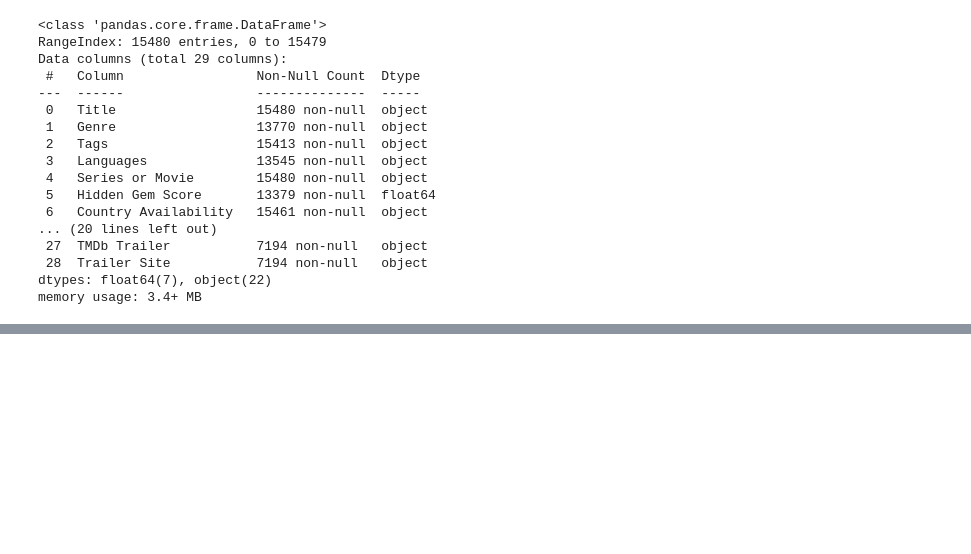
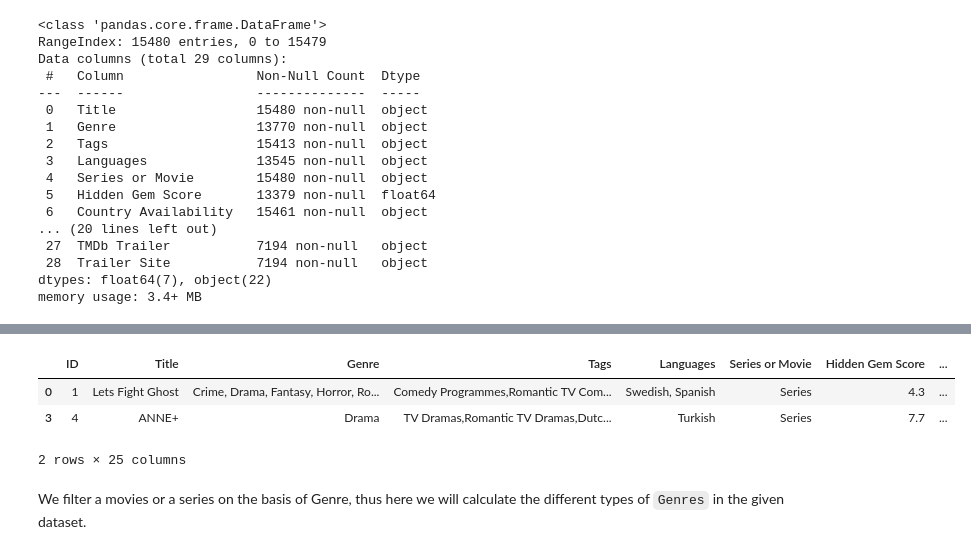
Before and after one commit to KunalSharma2001/Exploratory-data-analysis-EDA-, a Jupyter notebook: Netflix EDA/Netflix Data Analysis (EDA).ipynb, the cells around one changed output, grey strips where cells are left out. Drawn from its saved outputs; the diff is of its cells as text; code cells hidden in the pictures; blank space fills up the shorter version.

```diff
--- a/Netflix EDA/Netflix Data Analysis (EDA).ipynb
+++ b/Netflix EDA/Netflix Data Analysis (EDA).ipynb
@@ -190,0 +129,10 @@ file.head(2)
+# %%
+file_series = file[file['Series or Movie'] == 'Series']
+file_series.head(2)
+# %% [output]
+|  | ID | Title | Genre | Tags | Languages | Series or Movie | Hidden Gem Score | ... |
+| 0 | 1 | Lets Fight Ghost | Crime, Drama, Fantasy, Horror, Ro... | Comedy Programmes,Romantic TV Com... | Swedish, Spanish | Series | 4.3 | ... |
+| 3 | 4 | ANNE+ | Drama | TV Dramas,Romantic TV Dramas,Dutc... | Turkish | Series | 7.7 | ... |
+2 rows × 25 columns
+# %% [markdown]
+We filter a movies or a series on the basis of Genre, thus here we will calculate the different types of `Genres` in the given dataset.
```
Also changed, not shown: parts of 15 cells of this notebook.
